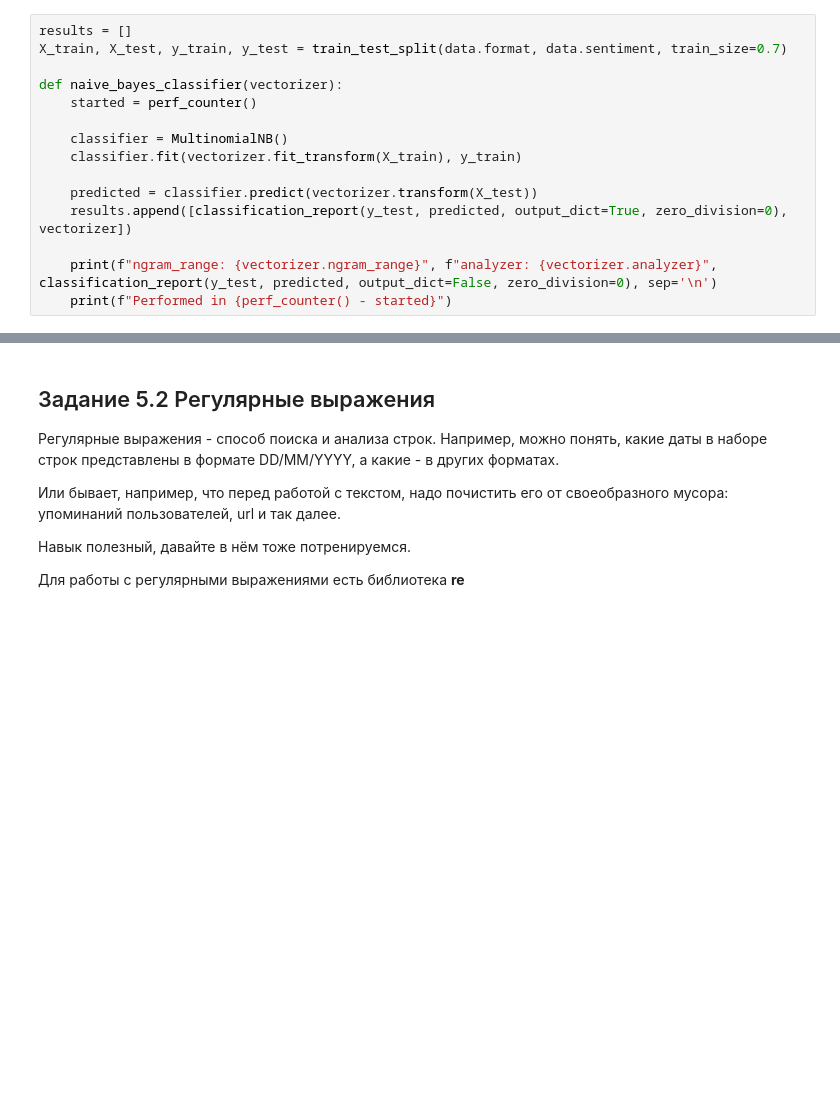
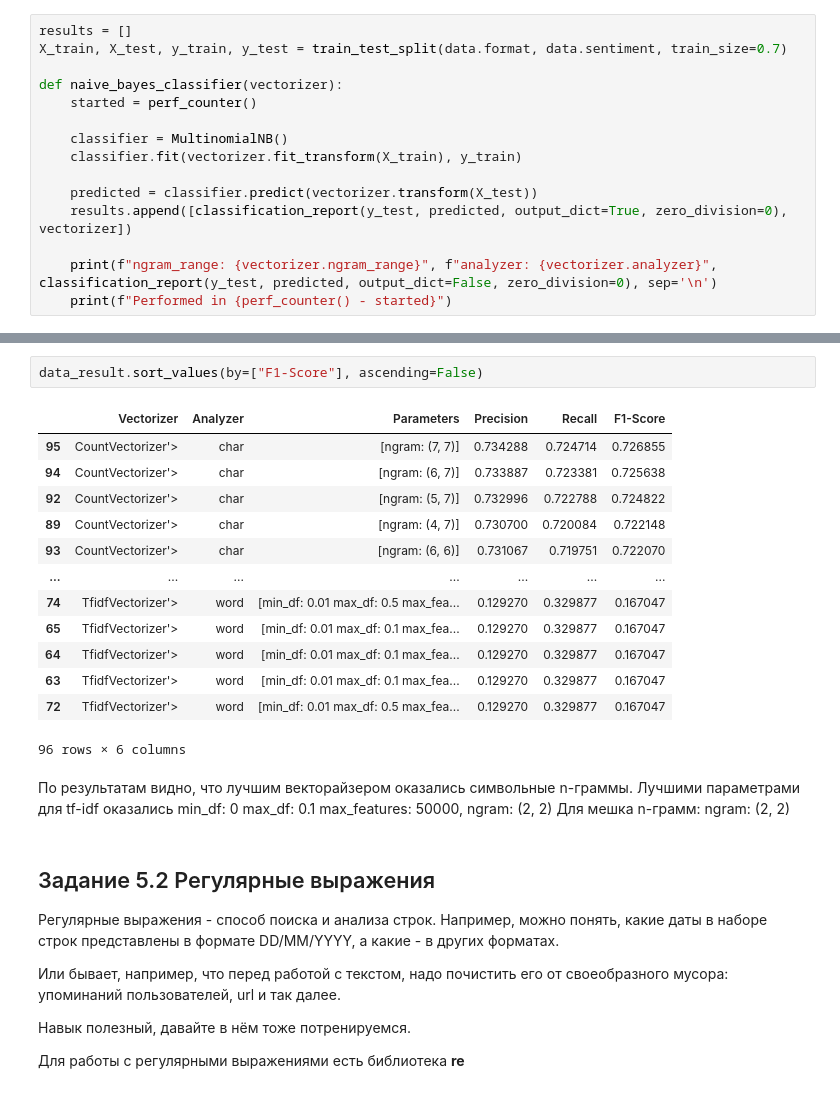
Before and after one commit to Patisson4/ML, a Jupyter notebook: lab5.ipynb, the cells around one changed output, grey strips where cells are left out. Cells and saved outputs as stored; diff of their text form; blank space fills up the shorter version.

Commit message:
feat: results

```diff
--- a/lab5.ipynb
+++ b/lab5.ipynb
@@ -265,3 +208,23 @@ data_result.sort_values(by=["F1-Score"], ascending=False).head(10)
+# %%
+data_result.sort_values(by=["F1-Score"], ascending=False)
+# %% [output]
+|  | Vectorizer | Analyzer | Parameters | Precision | Recall | F1-Score |
+| 95 | CountVectorizer'> | char | [ngram: (7, 7)] | 0.734288 | 0.724714 | 0.726855 |
+| 94 | CountVectorizer'> | char | [ngram: (6, 7)] | 0.733887 | 0.723381 | 0.725638 |
+| 92 | CountVectorizer'> | char | [ngram: (5, 7)] | 0.732996 | 0.722788 | 0.724822 |
+| 89 | CountVectorizer'> | char | [ngram: (4, 7)] | 0.730700 | 0.720084 | 0.722148 |
+| 93 | CountVectorizer'> | char | [ngram: (6, 6)] | 0.731067 | 0.719751 | 0.722070 |
+| ... | ... | ... | ... | ... | ... | ... |
+| 74 | TfidfVectorizer'> | word | [min_df: 0.01 max_df: 0.5 max_fea... | 0.129270 | 0.329877 | 0.167047 |
+| 65 | TfidfVectorizer'> | word | [min_df: 0.01 max_df: 0.1 max_fea... | 0.129270 | 0.329877 | 0.167047 |
+| 64 | TfidfVectorizer'> | word | [min_df: 0.01 max_df: 0.1 max_fea... | 0.129270 | 0.329877 | 0.167047 |
+| 63 | TfidfVectorizer'> | word | [min_df: 0.01 max_df: 0.1 max_fea... | 0.129270 | 0.329877 | 0.167047 |
+| 72 | TfidfVectorizer'> | word | [min_df: 0.01 max_df: 0.5 max_fea... | 0.129270 | 0.329877 | 0.167047 |
+96 rows × 6 columns
+# %% [markdown]
+По результатам видно, что лучшим векторайзером оказались символьные n-граммы.
+Лучшими параметрами для tf-idf оказались min_df: 0 max_df: 0.1 max_features: 50000, ngram: (2, 2)
+Для мешка n-грамм: ngram: (2, 2)
 # %% [markdown]
 ## Задание 5.2 Регулярные выражения
 
```
Also changed, not shown: parts of 20 cells of this notebook.
